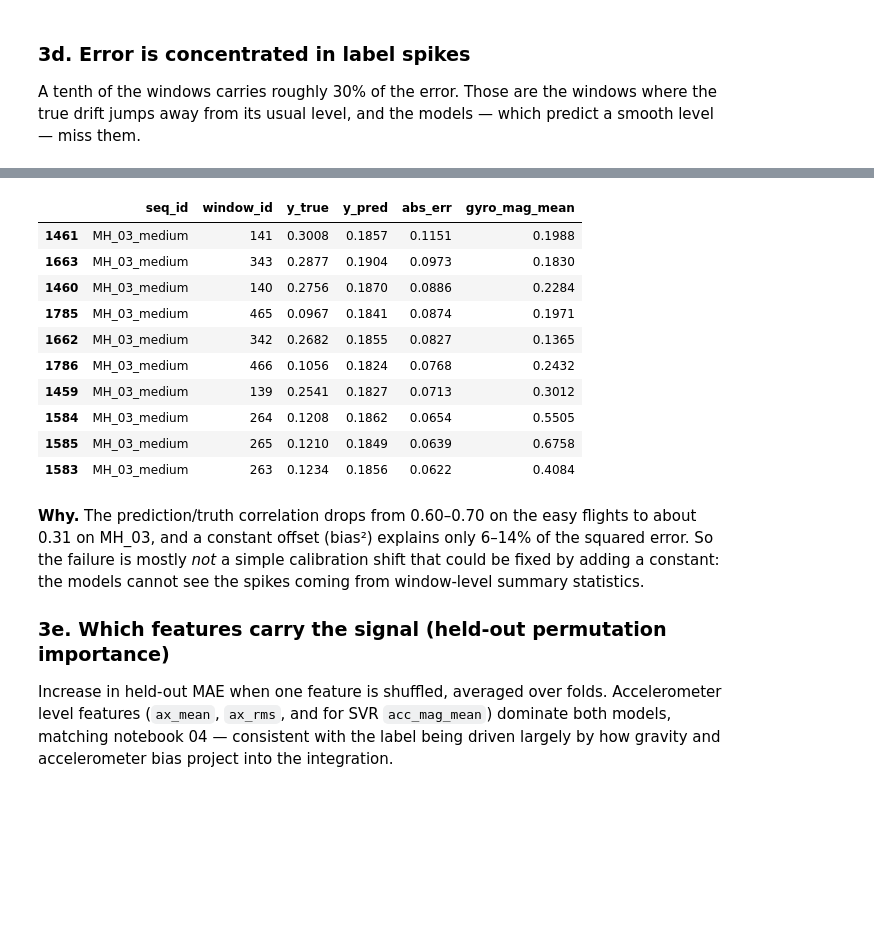
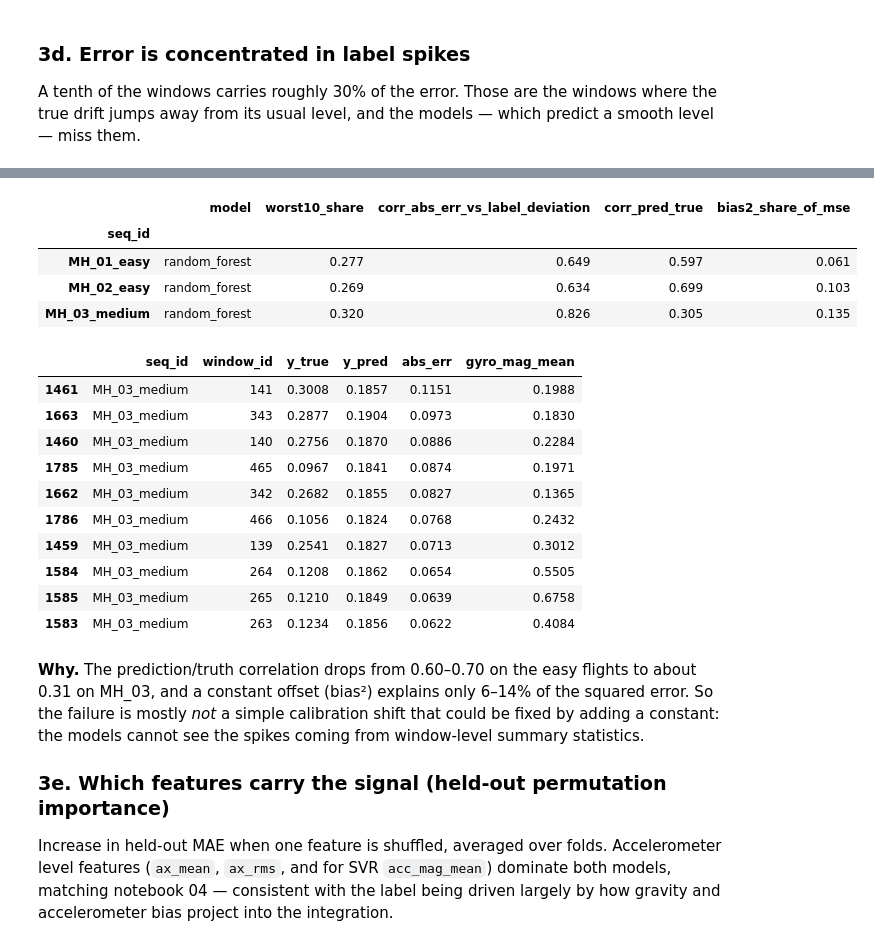
Before and after one commit to Dadi-Dinesh/Drift-Sense, a Jupyter notebook: notebooks/06_ml_evaluation.ipynb, the cells around one changed output, grey strips where cells are left out. Drawn from its saved outputs; the diff is of its cells as text; code cells hidden in the pictures; blank space fills up the shorter version.

```diff
--- a/notebooks/06_ml_evaluation.ipynb
+++ b/notebooks/06_ml_evaluation.ipynb
@@ -214,19 +167,29 @@ pd.DataFrame(rows).set_index("test_seq").round(3)
-# %%
-worst = rf.sort_values("abs_err", ascending=False).head(10).copy()
-worst["t_s"] = (worst["t_start_ns"] - worst.groupby("seq_id")["t_start_ns"].transform("min")) / 1e9
-worst[["seq_id", "window_id", "y_true", "y_pred", "abs_err", "gyro_mag_mean"]].round(4)
-# %% [output]
-|  | seq_id | window_id | y_true | y_pred | abs_err | gyro_mag_mean |
-| 1461 | MH_03_medium | 141 | 0.3008 | 0.1857 | 0.1151 | 0.1988 |
-| 1663 | MH_03_medium | 343 | 0.2877 | 0.1904 | 0.0973 | 0.1830 |
-| 1460 | MH_03_medium | 140 | 0.2756 | 0.1870 | 0.0886 | 0.2284 |
-| 1785 | MH_03_medium | 465 | 0.0967 | 0.1841 | 0.0874 | 0.1971 |
-| 1662 | MH_03_medium | 342 | 0.2682 | 0.1855 | 0.0827 | 0.1365 |
-| 1786 | MH_03_medium | 466 | 0.1056 | 0.1824 | 0.0768 | 0.2432 |
-| 1459 | MH_03_medium | 139 | 0.2541 | 0.1827 | 0.0713 | 0.3012 |
-| 1584 | MH_03_medium | 264 | 0.1208 | 0.1862 | 0.0654 | 0.5505 |
-| 1585 | MH_03_medium | 265 | 0.1210 | 0.1849 | 0.0639 | 0.6758 |
-| 1583 | MH_03_medium | 263 | 0.1234 | 0.1856 | 0.0622 | 0.4084 |
+# %%
+failure_analysis.spike_stats(preds).set_index("seq_id").round(3)
+# %% [output]
+|  | model | worst10_share | corr_abs_err_vs_label_deviation | corr_pred_true | bias2_share_of_mse |
+| seq_id |  |  |  |  |  |
+| MH_01_easy | random_forest | 0.277 | 0.649 | 0.597 | 0.061 |
+| MH_02_easy | random_forest | 0.269 | 0.634 | 0.699 | 0.103 |
+| MH_03_medium | random_forest | 0.320 | 0.826 | 0.305 | 0.135 |
+# %%
+worst = preds[preds["model"] == "random_forest"].assign(
+    abs_err=lambda d: (d["y_true"] - d["y_pred"]).abs())
+worst = worst.merge(df[["seq_id", "window_id", "gyro_mag_mean"]], on=["seq_id", "window_id"])
+worst.sort_values("abs_err", ascending=False).head(10)[
+    ["seq_id", "window_id", "y_true", "y_pred", "abs_err", "gyro_mag_mean"]].round(4)
+# %% [output]
+|  | seq_id | window_id | y_true | y_pred | abs_err | gyro_mag_mean |
+| 1461 | MH_03_medium | 141 | 0.3008 | 0.1857 | 0.1151 | 0.1988 |
+| 1663 | MH_03_medium | 343 | 0.2877 | 0.1904 | 0.0973 | 0.1830 |
+| 1460 | MH_03_medium | 140 | 0.2756 | 0.1870 | 0.0886 | 0.2284 |
+| 1785 | MH_03_medium | 465 | 0.0967 | 0.1841 | 0.0874 | 0.1971 |
+| 1662 | MH_03_medium | 342 | 0.2682 | 0.1855 | 0.0827 | 0.1365 |
+| 1786 | MH_03_medium | 466 | 0.1056 | 0.1824 | 0.0768 | 0.2432 |
+| 1459 | MH_03_medium | 139 | 0.2541 | 0.1827 | 0.0713 | 0.3012 |
+| 1584 | MH_03_medium | 264 | 0.1208 | 0.1862 | 0.0654 | 0.5505 |
+| 1585 | MH_03_medium | 265 | 0.1210 | 0.1849 | 0.0639 | 0.6758 |
+| 1583 | MH_03_medium | 263 | 0.1234 | 0.1856 | 0.0622 | 0.4084 |
 # %% [markdown]
 **Why.** The prediction/truth correlation drops from 0.60–0.70 on the easy flights to about 0.31 on MH_03, and a constant offset (bias²) explains only 6–14% of the squared error. So the failure is mostly *not* a simple calibration shift that could be fixed by adding a constant: the models cannot see the spikes coming from window-level summary statistics.
 
```
Also changed, not shown: parts of 9 cells of this notebook, 12 other files.
